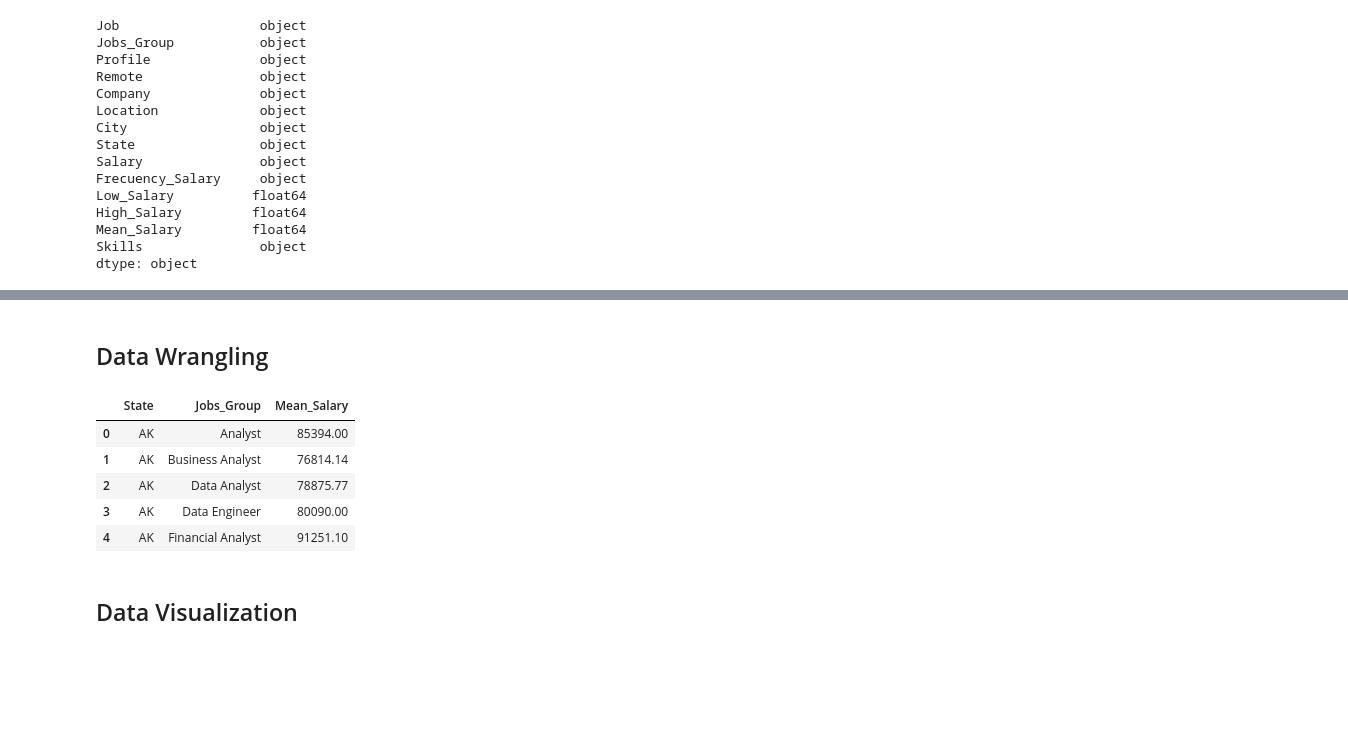
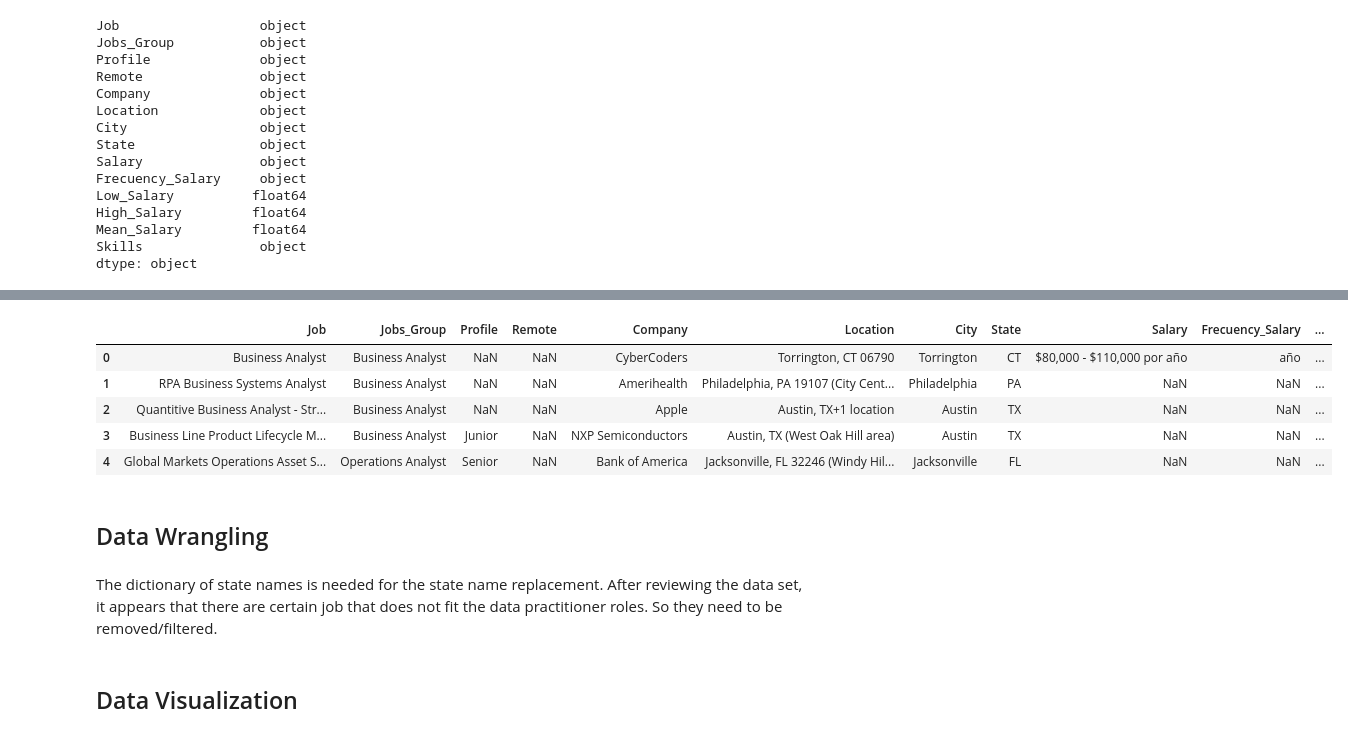
Before and after one commit to eddiexunyc/data_608_story_4, a Jupyter notebook: DATA608_Assignment_4_Eddie_Xu.ipynb, the cells around one changed output, grey strips where cells are left out. Saved outputs shown, nothing was run; the diff lists cells and outputs as text; code cells hidden in the pictures; blank space fills up the shorter version.

```diff
--- a/DATA608_Assignment_4_Eddie_Xu.ipynb
+++ b/DATA608_Assignment_4_Eddie_Xu.ipynb
@@ -57,2 +43,16 @@ job_data.head(10)
+# %%
+# remove Virgin Island and Guams since they are not realy US states
+location_remove = ['GU', 'VI', 'PR']
+# job_data = job_data.loc[job_data['State'] != 'GU']
+job_data = job_data[~job_data['State'].isin(location_remove)]
+
+job_data.head()
+# %% [output]
+|  | Job | Jobs_Group | Profile | Remote | Company | Location | City | State | Salary | Frecuency_Salary | ... |
+| 0 | Business Analyst | Business Analyst | NaN | NaN | CyberCoders | Torrington, CT 06790 | Torrington | CT | $80,000 - $110,000 por año | año | ... |
+| 1 | RPA Business Systems Analyst | Business Analyst | NaN | NaN | Amerihealth | Philadelphia, PA 19107 (City Cent... | Philadelphia | PA | NaN | NaN | ... |
+| 2 | Quantitive Business Analyst - Str... | Business Analyst | NaN | NaN | Apple | Austin, TX+1 location | Austin | TX | NaN | NaN | ... |
+| 3 | Business Line Product Lifecycle M... | Business Analyst | Junior | NaN | NXP Semiconductors | Austin, TX (West Oak Hill area) | Austin | TX | NaN | NaN | ... |
+| 4 | Global Markets Operations Asset S... | Operations Analyst | Senior | NaN | Bank of America | Jacksonville, FL 32246 (Windy Hil... | Jacksonville | FL | NaN | NaN | ... |
 # %% [markdown]
 ## Data Wrangling
@@ -59,3 +112,5 @@ job_data.head(10)
+# %% [markdown]
+The dictionary of state names is needed for the state name replacement. After reviewing the data set, it appears that there are certain job that does not fit the data practitioner roles. So they need to be removed/filtered.
 # %%
 # find out distinct job groups in the dataframe
 unique_job_group_set = set(job_data['Jobs_Group'])
@@ -69,29 +124,18 @@ job_filtered_data = job_data[job_data['Jobs_Group'].isin(data_practitioner_jobs_
 job_filtered_data = job_filtered_data.drop(['Frecuency_Salary'], axis=1)
 
 # filter out missing salary and jobs with remote location
+# add a new column with the state full name
 job_filtered_data = job_filtered_data[job_filtered_data['Salary'].notnull()]
 job_filtered_data = job_filtered_data[job_filtered_data['Remote'] != 'Remote']
+job_filtered_data['State'] = job_filtered_data['State'].replace(abbrev2state)
 
 # calculate the mean salary sum group by state and jobs group
-job_state_salary_data_mean = round(job_filtered_data.groupby(['State', 'Jobs_Group'])['Mean_Salary'].mean().reset_index(),2)
+job_state_salary_data_mean = round(job_filtered_data.groupby(['State', 'Jobs_Group'])['Mean_Salary'].mean(),2)
 job_state_salary_data_low = round(job_filtered_data.groupby(['State', 'Jobs_Group'])['Low_Salary'].mean().reset_index(),2)
 job_state_salary_data_high = round(job_filtered_data.groupby(['State', 'Jobs_Group'])['High_Salary'].mean().reset_index(),2)
 
 # combine all data into one dataframe and pivot from long to wide format dataset
 job_state_combined_data = pd.merge(job_state_salary_data_low, job_state_salary_data_mean, on = ['State', 'Jobs_Group'], how = 'left')
 job_state_combined_data = pd.merge(job_state_combined_data, job_state_salary_data_high, on = ['State', 'Jobs_Group'], how = 'left')
-job_state_combined_data.head()
-
-job_state_salary_wide_data = pd.pivot(job_state_salary_data_mean, index = 'State', columns= 'Jobs_Group', values = 'Mean_Salary').reset_index()
-job_state_salary_wide_data['Total State Salary'] = round(job_state_salary_wide_data.mean(axis=1),2)
-
-job_state_salary_data_mean.head()
-# %% [output]
-|  | State | Jobs_Group | Mean_Salary |
-| 0 | AK | Analyst | 85394.00 |
-| 1 | AK | Business Analyst | 76814.14 |
-| 2 | AK | Data Analyst | 78875.77 |
-| 3 | AK | Data Engineer | 80090.00 |
-| 4 | AK | Financial Analyst | 91251.10 |
 # %% [markdown]
 ## Data Visualization
```
Also changed, not shown: parts of 6 cells of this notebook.
